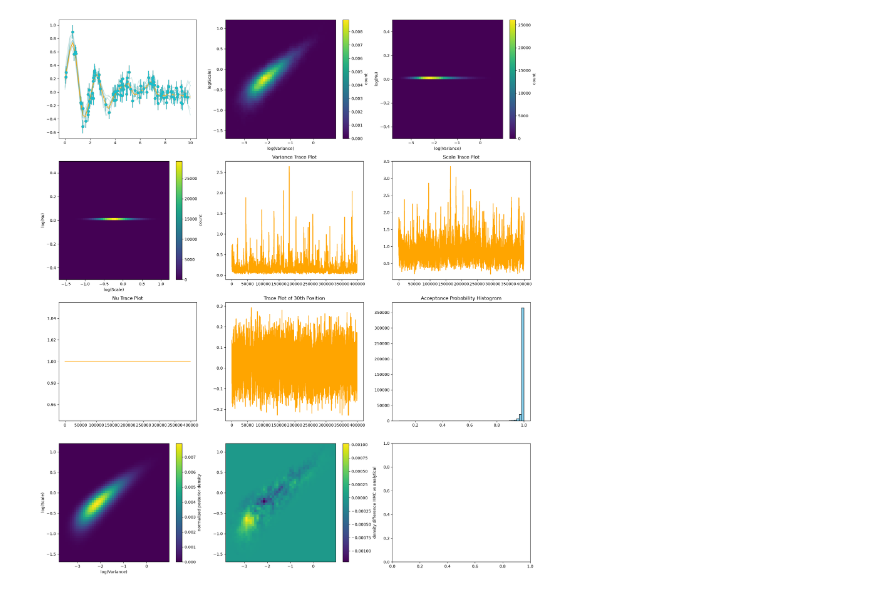
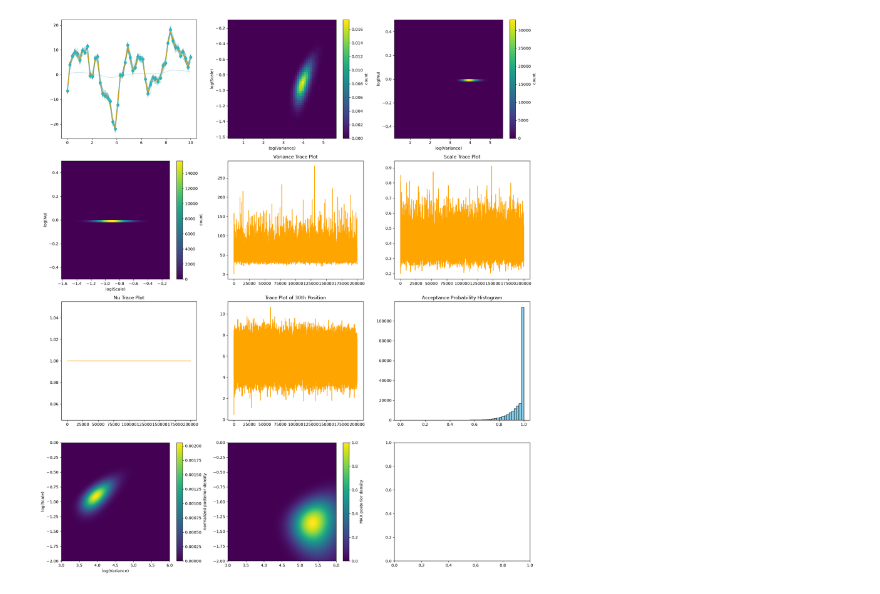
Before and after one commit to dtfrake/hmc-dust, a Jupyter notebook: fitting_variance_scale.ipynb, the cells around one changed output. Drawn from its saved outputs; the diff is of its cells as text; code cells hidden in the pictures.

```diff
--- a/fitting_variance_scale.ipynb
+++ b/fitting_variance_scale.ipynb
@@ -1,5 +1,6 @@
 # %%
 import jax.numpy as jnp
+import jax.scipy as jsp
 import numpy as np
 import jax
 import jax.random as jr
@@ -9,11 +10,11 @@ import jax.scipy.special as jss
 # Import the custom package you generated
 from Better_HMC import HMCSampler
 import matplotlib.pyplot as plt
-#jax.config.update("jax_enable_x64", True)
+jax.config.update("jax_enable_x64", True)
 
 num_dimensions = 50
-num_data = 100
-noise_magnitude_on_each_point = 0.1
+num_data = 50
+noise_magnitude_on_each_point = 1
 total_length = 10
 # MAKE SURE NUM_FOURIER_ENTRIES IS EVEN
 boundary_padding = 6
@@ -135,15 +145,14 @@ def negative_logdensity(x):
     negative_log_p_d_given_s = 0.5*res.T @ inv_cov_data_matrix @ res
     return negative_log_p_s + negative_log_p_d_given_s
 # %%
-num_overall_steps = 400000
-burn_in = 1000
+num_overall_steps = 200000
+burn_in = 0
 num_good_samples = num_overall_steps - burn_in
 time_arr = jnp.arange(num_good_samples)
 sampler = HMCSampler(
     negative_logdensity= negative_logdensity,
-    num_integration_steps=5,
-    step_size=0.01,
-    #inv_mass_matrix = jnp.array(np.load('cov_matrix_fitting_three_parameters_matern.npy')),
+    num_integration_steps=10,
+    step_size=0.02,
     inv_mass_matrix = jnp.eye(num_fourier_entries + num_fitting_params),
     alpha=1.0
 )
@@ -189,28 +198,50 @@ np.save('cov_matrix_fitting_variance_scale_matern.npy', np.asarray(cov))
 # %%
 fig, axes = plt.subplots(4, 3, figsize = (18, 20))
-for i in range (0, 10):
+print(vars)
+print(scales)
+for i in range (0, 20):
     axes[0][0].plot(fixed_points_linspace, overall_position_arr[1000*i, :], color = "teal", alpha = 0.2)
     axes[0][0].errorbar(x_obs, y_obs, yerr=y_obs_err, fmt='o', label='Observations')
 axes[0][0].plot(fixed_points_linspace, mean_position, color = "orange", alpha = 1)
 
 
-def posterior_density(inference_params):
+def log_posterior_density(inference_params):
     logvar, logscale = inference_params
     logprior = logvarprior(logvar) + logscaleprior(logscale)
+
     R = jax.jacobian(lambda xi: response_function(xi, inference_params))(jnp.zeros(num_fourier_entries))
-    total_cov_on_data = R @ R.T + cov_data_matrix
-    log_p_data_given_params = -0.5*y_obs @ jnp.linalg.solve(total_cov_on_data, y_obs)
-    _, logdet = jnp.linalg.slogdet(total_cov_on_data)
-    return jnp.exp(log_p_data_given_params + logprior - 0.5*logdet - 100)
-    #return jnp.exp(logprior)
 
+    # Add numerical jitter to prevent top-right corner NaNs
+    #jitter = 1e-6 * jnp.eye(cov_data_matrix.shape[0])
+    jitter = 0
+    total_cov_on_data = R @ R.T + cov_data_matrix + jitter
+
+    # Cholesky decomposition is much more stable than standard solve/slogdet
+    cho_factor = jsp.linalg.cho_factor(total_cov_on_data)
+
+    # Solve using Cholesky
+    solve_val = jsp.linalg.cho_solve(cho_factor, y_obs)
+    log_p_data_given_params = -0.5 * (y_obs @ solve_val)
+
+    # Log determinant from Cholesky diagonal: 2 * sum(log(diag(L)))
+    logdet = 2.0 * jnp.sum(jnp.log(jnp.diag(cho_factor[0])))
+
+    # RETURN LOG POSTERIOR DIRECTLY (No jnp.exp here!)
+    return log_p_data_given_params + logprior - 0.5 * logdet
+
+def max_log_posterior_density(inference_params):
+    log_pd = log_posterior_density(inference_params)
+    R = jax.jacobian(lambda xi: response_function(xi, inference_params))(jnp.zeros(num_fourier_entries))
+    D = jnp.linalg.inv(jnp.eye(num_fourier_entries) + R.T @ inv_cov_data_matrix @ R)
+    _, logdet = jnp.linalg.slogdet(D)
+    return log_pd - 0.5*logdet
 
 bins1 = 50  # or (nx, ny) tuple for different bin counts per axis
 H, xedges, yedges = jnp.histogram2d(logvars, logscales, bins=bins1)
 
 # bin centers along each axis
-x_centers = 0.5 * (xedges[:-1] + xedges[1:])  # shape (nx,)
-y_centers = 0.5 * (yedges[:-1] + yedges[1:])  # shape (ny,)
+x_centers = jnp.linspace(3, 6, 150)
+y_centers = jnp.linspace(-2, 0, 100)
 
 # build the grid of (logvar, logscale) center points
 # indexing='ij' so X, Y have shape (nx, ny), matching H's shape
@@ -218,10 +249,14 @@ X, Y = jnp.meshgrid(x_centers, y_centers, indexing='ij')
 
 # evaluate F at every cell center
 # F takes a single (logvar, logscale) tuple, so vmap over the flattened grid
-F_vmapped = jax.vmap(lambda lv, ls: posterior_density((lv, ls)))
+F_vmapped = jax.vmap(lambda lv, ls: log_posterior_density((lv, ls)))
+G_vmapped = jax.vmap(lambda lv, ls: max_log_posterior_density((lv, ls)))
 Z_flat = F_vmapped(X.ravel(), Y.ravel())
+Z2_flat = G_vmapped(X.ravel(), Y.ravel())
 Z = Z_flat.reshape(X.shape)  # shape (nx, ny), same layout as H
-
+Z2 = Z2_flat.reshape(X.shape)
+Z = jnp.exp(Z - jnp.max(Z))
+Z2 = jnp.exp(Z2 - jnp.max(Z2))
 Z = Z/jnp.sum(Z)
 H = H/jnp.sum(H)
 
@@ -238,26 +273,20 @@ fig.colorbar(im, ax=axes[0][1], label='count')
 im = axes[3][0].imshow(
     Z.T,
     origin='lower',
-    extent=[xedges[0], xedges[-1], yedges[0], yedges[-1]],
+    extent=[x_centers[0], x_centers[-1], y_centers[0], y_centers[-1]],
     aspect='auto',
     cmap='viridis',
 )
 fig.colorbar(im, ax=axes[3][0], label='normalized posterior density')
 
-
 im = axes[3][1].imshow(
-    Z.T - H.T,
+    Z2.T,
     origin='lower',
-    extent=[xedges[0], xedges[-1], yedges[0], yedges[-1]],
+    extent=[x_centers[0], x_centers[-1], y_centers[0], y_centers[-1]],
     aspect='auto',
     cmap='viridis',
 )
-fig.colorbar(im, ax=axes[3][1], label='density difference HMC vs analytical')
-
-
-
-
-
+fig.colorbar(im, ax=axes[3][1], label='MAX posterior density')
 
 
 
@@ -301,6 +330,7 @@ axes[1][0].set_ylabel("log(Nu)")
 axes[3][0].set_xlabel("log(Variance)")
 axes[3][0].set_ylabel("log(Scale)")
 
+
 axes[1][1].plot(time_arr, vars, color = "Orange")
 axes[1][1].set_title("Variance Trace Plot")
 
@@ -322 +355 @@ fig.tight_layout()
-[figure, old version]
+[figure, new version]
```
Also changed, not shown: parts of 3 cells of this notebook, 4 other files.
